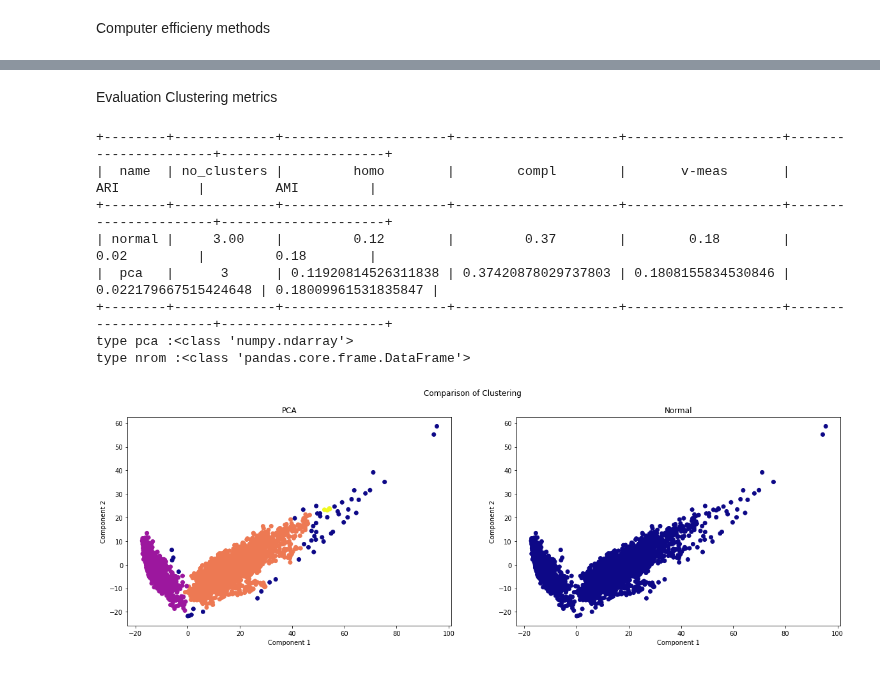
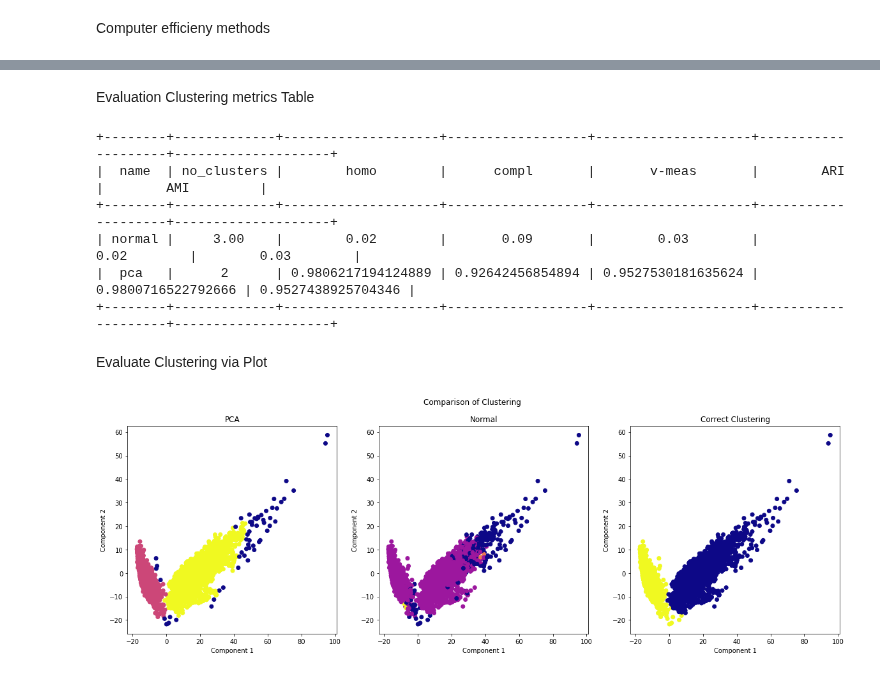
Before and after one commit to claredavies/MachineLearningCoursework, a Jupyter notebook: Assignment3/Assignment3HumanActivityRecognition.ipynb, the cells around one changed output, grey strips where cells are left out. Cells and saved outputs as stored; diff of their text form; code cells hidden in the pictures.

Commit message:
Able to plot actual label distribution

```diff
--- a/Assignment3/Assignment3HumanActivityRecognition.ipynb
+++ b/Assignment3/Assignment3HumanActivityRecognition.ipynb
@@ -166,5 +166,5 @@ y_train = train['ActivityName']
 conditions = [(train['Activity'] <= 3),(train['Activity'] > 3)]
 
 # create a list of the values we want to assign for each condition
-values = ['stationary', 'moving']
+values = [0, 1]
 y_train_binary = np.select(conditions, values)
@@ -236,5 +243,7 @@ findDBSCANOptimalEpsilon(X_train,4)
 # %%
-cluster_labels = getDbscan(3, 25, X_train)
+epsilon_normal = 20
+min_points_normal = 4
+cluster_labels = getDbscan(epsilon_normal, min_points_normal, X_train)
 evaluation_metrics = get_dbscan_metrics(y_train_binary,cluster_labels)
 print(print_metrics('plain',evaluation_metrics))
 # %% [output]
@@ -274,5 +283,7 @@ Shape of the new Data df: (7352, 2)
 # %%
-cluster_labels_pca = getDbscan(2, 6, X_train_pca)
+epsilon_pca = 2
+min_points_pca = 5
+cluster_labels_pca = getDbscan(epsilon_pca, min_points_pca, X_train_pca)
 evaluation_metrics = get_dbscan_metrics(y_train_binary,cluster_labels_pca)
 print(print_metrics('PCA',evaluation_metrics ))
 
@@ -308,8 +319,8 @@ def tracing_mem():
 # PCA
 tracing_start()
 start = time.time()
-cluster_labels_pca = getDbscan(2, 4, X_train_pca)
-evaluation_metrics_pca = get_dbscan_metrics(y_train,cluster_labels)
+cluster_labels_pca = getDbscan(epsilon_pca, min_points_pca, X_train_pca)
+evaluation_metrics_pca = get_dbscan_metrics(y_train_binary,cluster_labels_pca)
 end = time.time()
 pca_time = (end-start)*1000
 print("time elapsed PCA {} milli seconds".format(pca_time))
@@ -318,8 +329,8 @@ pca_peak = tracing_mem()
 # normal
 tracing_start()
 start = time.time()
-cluster_labels_normal = getDbscan(2, 4, X_train)
-evaluation_metrics_normal = get_dbscan_metrics(y_train,cluster_labels)
+cluster_labels_normal = getDbscan(epsilon_normal, min_points_normal, X_train)
+evaluation_metrics_normal = get_dbscan_metrics(y_train_binary,cluster_labels_normal)
 end = time.time()
 normal_time = (end-start)*1000
 print("time elapsed normal {} milli seconds".format(normal_time))
@@ -357,26 +368,25 @@ plt.show()
 # %% [markdown]
-Evaluation Clustering metrics
+Evaluation Clustering metrics Table
+# %%
+t = print_metrics('normal',evaluation_metrics_normal)
+evaluation_metrics_pca.insert(0,"pca")
+t.add_row(evaluation_metrics_pca)
+print(t)
+# %% [output]
++--------+-------------+--------------------+------------------+--------------------+--------------------+--------------------+
+|  name  | no_clusters |        homo        |      compl       |       v-meas       |        ARI         |        AMI         |
++--------+-------------+--------------------+------------------+--------------------+--------------------+--------------------+
+| normal |     3.00    |        0.02        |       0.09       |        0.03        |        0.02        |        0.03        |
+|  pca   |      2      | 0.9806217194124889 | 0.92642456854894 | 0.9527530181635624 | 0.9800716522792666 | 0.9527438925704346 |
++--------+-------------+--------------------+------------------+--------------------+--------------------+--------------------+
+# %% [markdown]
+Evaluate Clustering via Plot
 # %%
-t = print_metrics('normal',evaluation_metrics_normal)
-evaluation_metrics_pca.insert(0,"pca")
-t.add_row(evaluation_metrics_pca)
-print(t)
-
-print("type pca :" + str(type(X_train_pca)))
-print("type nrom :" + str(type(X_train)))
-
 # both use pca for visual comparison
-fig, (ax1, ax2) = plt.subplots(1, 2,figsize=(20,6))
+fig, (ax1, ax2,ax3) = plt.subplots(1, 3,figsize=(20,6))
 fig.suptitle('Comparison of Clustering')
 plot_dbscan_cluster(ax1,"PCA", X_train_pca, cluster_labels_pca)
 plot_dbscan_cluster(ax2,"Normal", X_train_pca, cluster_labels_normal)
+plot_dbscan_cluster(ax3,"Correct Clustering", X_train_pca, y_train_binary)
 # %% [output]
-+--------+-------------+---------------------+---------------------+--------------------+----------------------+---------------------+
-|  name  | no_clusters |         homo        |        compl        |       v-meas       |         ARI          |         AMI         |
-+--------+-------------+---------------------+---------------------+--------------------+----------------------+---------------------+
-| normal |     3.00    |         0.12        |         0.37        |        0.18        |         0.02         |         0.18        |
-|  pca   |      3      | 0.11920814526311838 | 0.37420878029737803 | 0.1808155834530846 | 0.022179667515424648 | 0.18009961531835847 |
-+--------+-------------+---------------------+---------------------+--------------------+----------------------+---------------------+
-type pca :<class 'numpy.ndarray'>
-type nrom :<class 'pandas.core.frame.DataFrame'>
-[figure, old version]
+[figure, new version]
```
Also changed, not shown: parts of 9 cells of this notebook.
